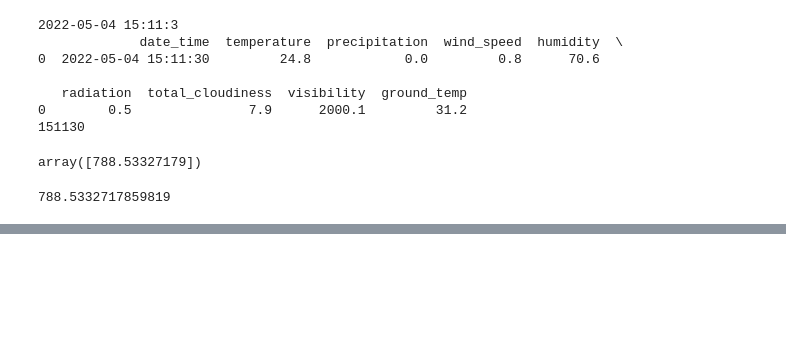
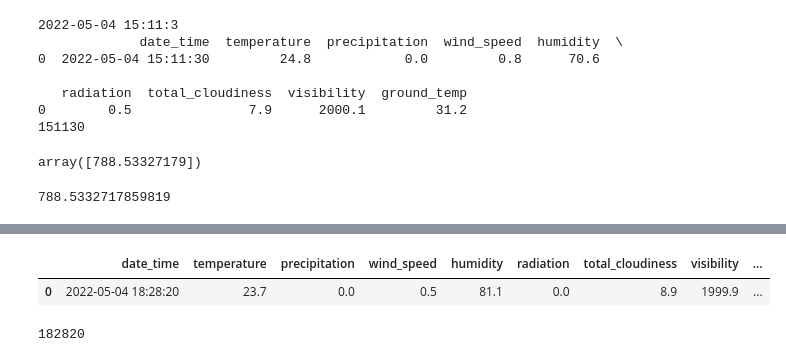
Before and after one commit to SMHRD-SolPred-TeamProject/dev_dataAnalytics, a Jupyter notebook: s_pred_model_0504.ipynb, the cells around one changed output, grey strips where cells are left out. Drawn from its saved outputs; the diff is of its cells as text; code cells hidden in the pictures; blank space fills up the shorter version.

Commit message:
mysql select 및 insert

```diff
--- a/s_pred_model_0504.ipynb
+++ b/s_pred_model_0504.ipynb
@@ -256,0 +269,20 @@ s_pred_aod[0]
+# %%
+from pymysql.converters import convert_bit
+host = "project-db-stu.ddns.net"
+port = 3307
+username = "wish"
+password = "1234"
+db = 'wish'
+
+conn = pymysql.connect(host=host, port=port, user=username, password=password, db=db)
+
+now = datetime.now(K_KST)
+current_time = now.strftime('%Y-%m-%d %H:%M:%S')
+s_current_time = f"{current_time}"
+s_current_time = s_current_time[:18]
+print(s_current_time) # 현재 시간 / 11:11:12 -> 11:11:1 로 자르기
+
+sql_state1 = f"select r_seq, r_date from s_real_data order by r_date desc limit 1"
+#sql_state1 = f"select r_seq, r_date from s_real_data where r_date like '{s_current_time}%'"
+s_real = pd.read_sql_query(sql_state1, conn)
+s_real
@@ -256,0 +316,19 @@ s_pred_aod[0]
+# %%
+sql_state2 = f"select * from temp_weather where date_time like '{s_pred_time_slice}%'"
+s_after_weather = pd.read_sql_query(sql_state2, conn)
+s_after_weather
+# %% [output]
+|  | date_time | temperature | precipitation | wind_speed | humidity | radiation | total_cloudiness | visibility | ... |
+| 0 | 2022-05-04 18:28:20 | 23.7 | 0.0 | 0.5 | 81.1 | 0.0 | 8.9 | 1999.9 | ... |
+# %%
+# select 한 시간 후의 날씨
+sql_state2 = f"select * from temp_weather where date_time like '{s_pred_time_slice}%'"
+s_after_weather = pd.read_sql_query(sql_state2, conn)
+s_after_weather
+
+# 불러온 데이터의 시간 형식 변경
+date_time = s_after_weather['date_time']
+s_time = date_time[0][11:].replace(":","") # : 빼기
+print(s_time) # 변경된 시간
+# %% [output]
+182820
```
Also changed, not shown: parts of 5 cells of this notebook, 2 other files.
